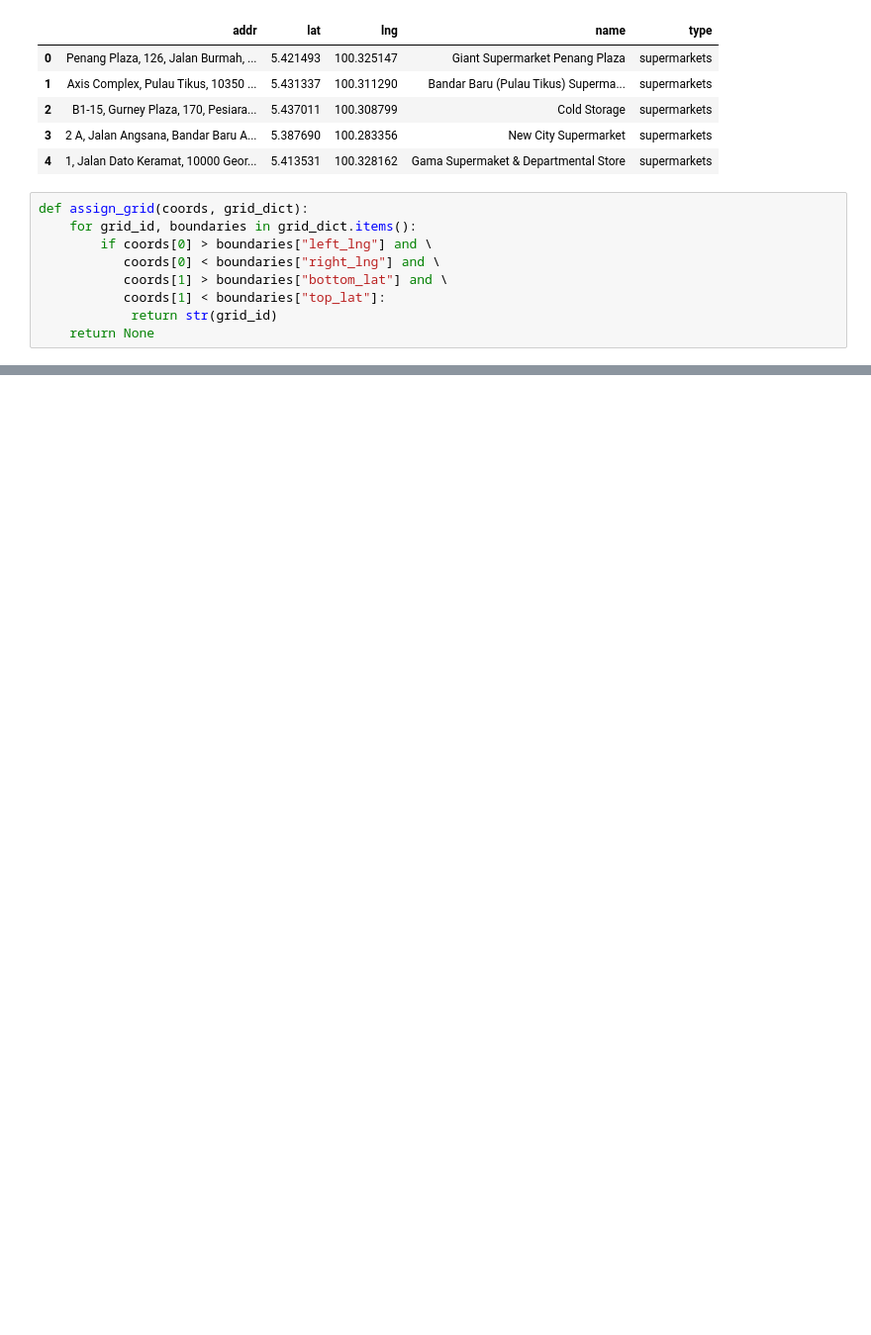
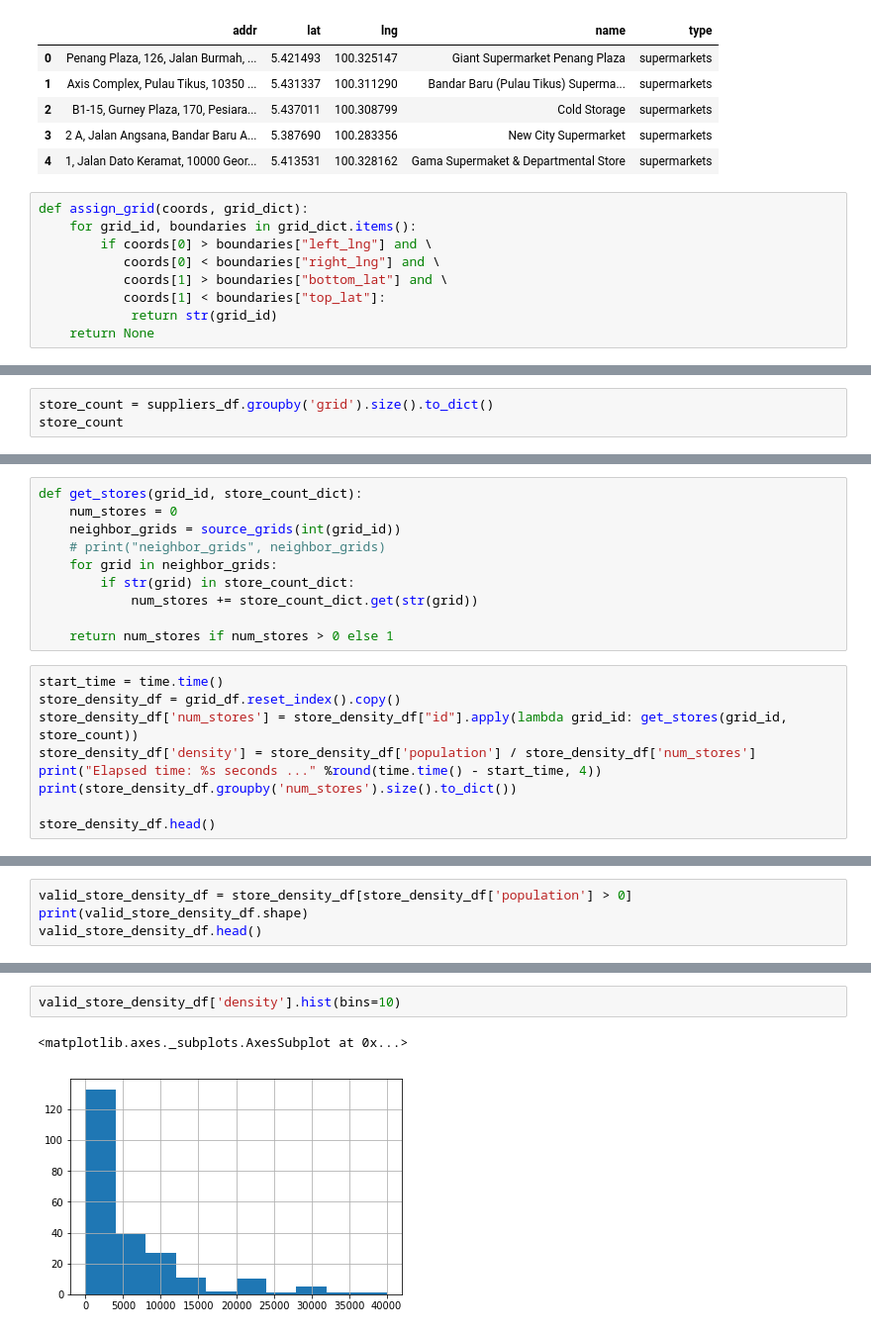
Before and after one commit to shenghaowang/asiatique, a Jupyter notebook: Penang Supermarkets Layer.ipynb, the cells around one changed output, grey strips where cells are left out. Shown at 99% size. Cells and saved outputs as stored; diff of their text form; blank space fills up the shorter version.

Commit message:
Calculate supermarket density

```diff
--- a/Penang Supermarkets Layer.ipynb
+++ b/Penang Supermarkets Layer.ipynb
@@ -95,0 +101,3 @@ Elapsed time: 0.1813 seconds ...
+# %%
+store_count = suppliers_df.groupby('grid').size().to_dict()
+store_count
@@ -95,0 +192,19 @@ Elapsed time: 0.1813 seconds ...
+# %%
+def get_stores(grid_id, store_count_dict):
+    num_stores = 0
+    neighbor_grids = source_grids(int(grid_id))
+    # print("neighbor_grids", neighbor_grids)
+    for grid in neighbor_grids:
+        if str(grid) in store_count_dict:
+            num_stores += store_count_dict.get(str(grid))
+
+    return num_stores if num_stores > 0 else 1
+# %%
+start_time = time.time()
+store_density_df = grid_df.reset_index().copy()
+store_density_df['num_stores'] = store_density_df["id"].apply(lambda grid_id: get_stores(grid_id, store_count))
+store_density_df['density'] = store_density_df['population'] / store_density_df['num_stores']
+print("Elapsed time: %s seconds ..." %round(time.time() - start_time, 4))
+print(store_density_df.groupby('num_stores').size().to_dict())
+
+store_density_df.head()
@@ -95,0 +220,4 @@ Elapsed time: 0.1813 seconds ...
+# %%
+valid_store_density_df = store_density_df[store_density_df['population'] > 0]
+print(valid_store_density_df.shape)
+valid_store_density_df.head()
@@ -95,0 +232,5 @@ Elapsed time: 0.1813 seconds ...
+# %%
+valid_store_density_df['density'].hist(bins=10)
+# %% [output]
+<matplotlib.axes._subplots.AxesSubplot at 0x...>
+[figure, added]
```
Also changed, not shown: parts of 10 cells of this notebook.
